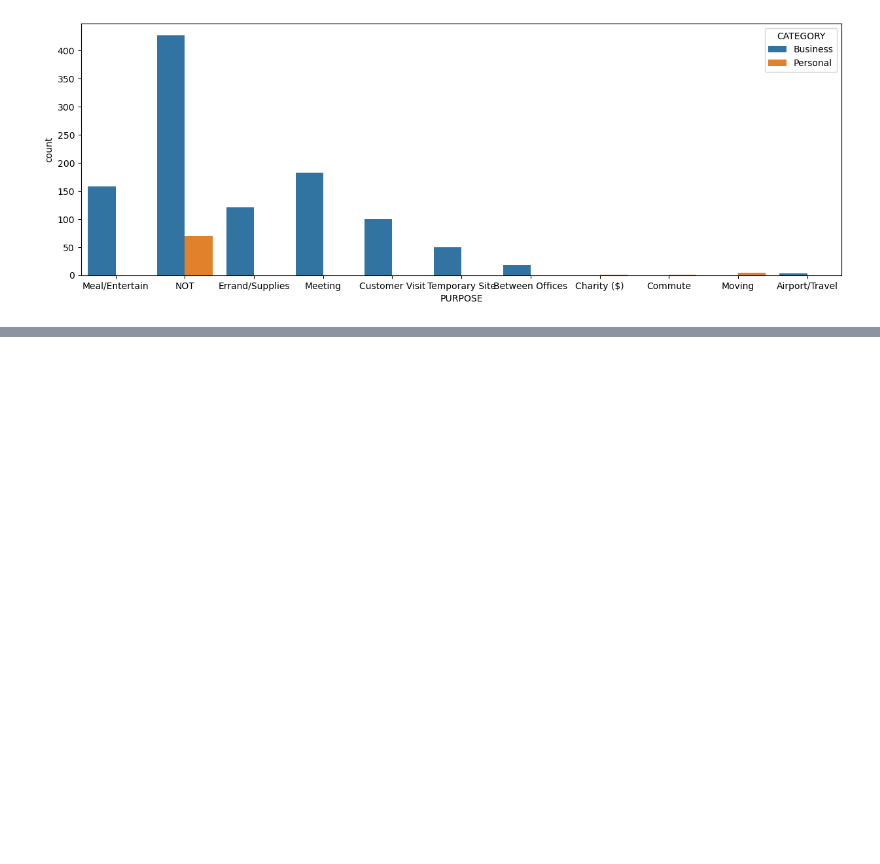
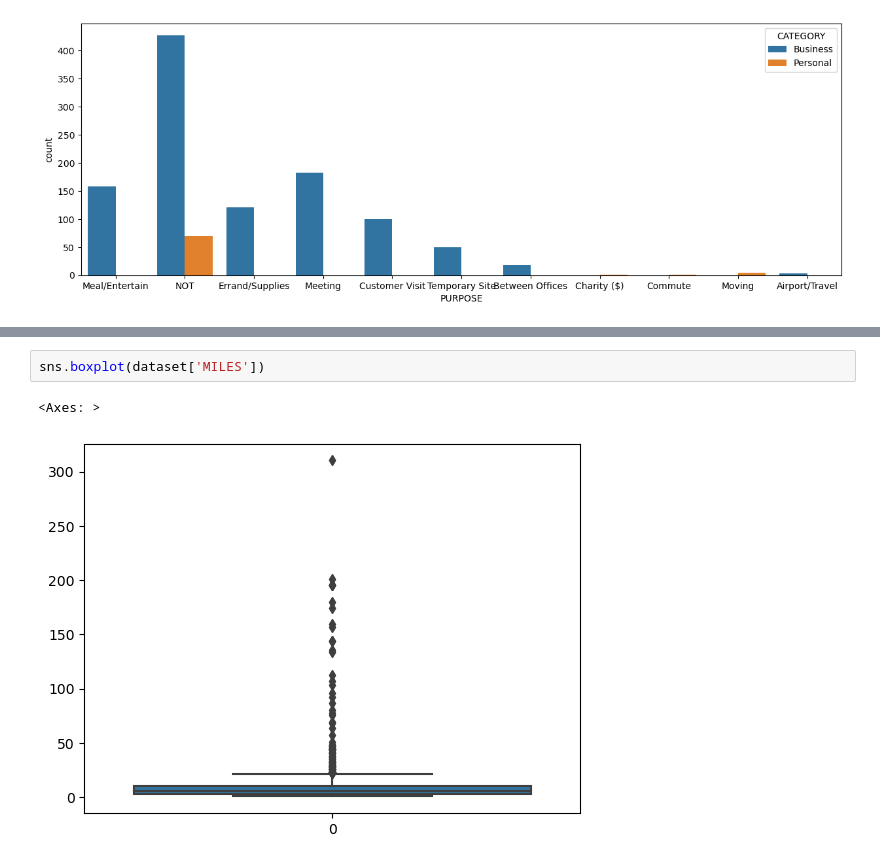
Before and after one commit to deepikasainju/Uber-Data-Analysis, a Jupyter notebook: Uber Ride Data Analysis.ipynb, the cells around one changed output, grey strips where cells are left out. Saved outputs shown, nothing was run; the diff lists cells and outputs as text; blank space fills up the shorter version.

```diff
--- a/Uber Ride Data Analysis.ipynb
+++ b/Uber Ride Data Analysis.ipynb
@@ -119,0 +196,5 @@ Most of the cabs are booked in the time duration of 10am-5pm (Afternoon).
+# %%
+sns.boxplot(dataset['MILES'])
+# %% [output]
+<Axes: >
+[figure, added]
```
Also changed, not shown: parts of 9 cells of this notebook.
